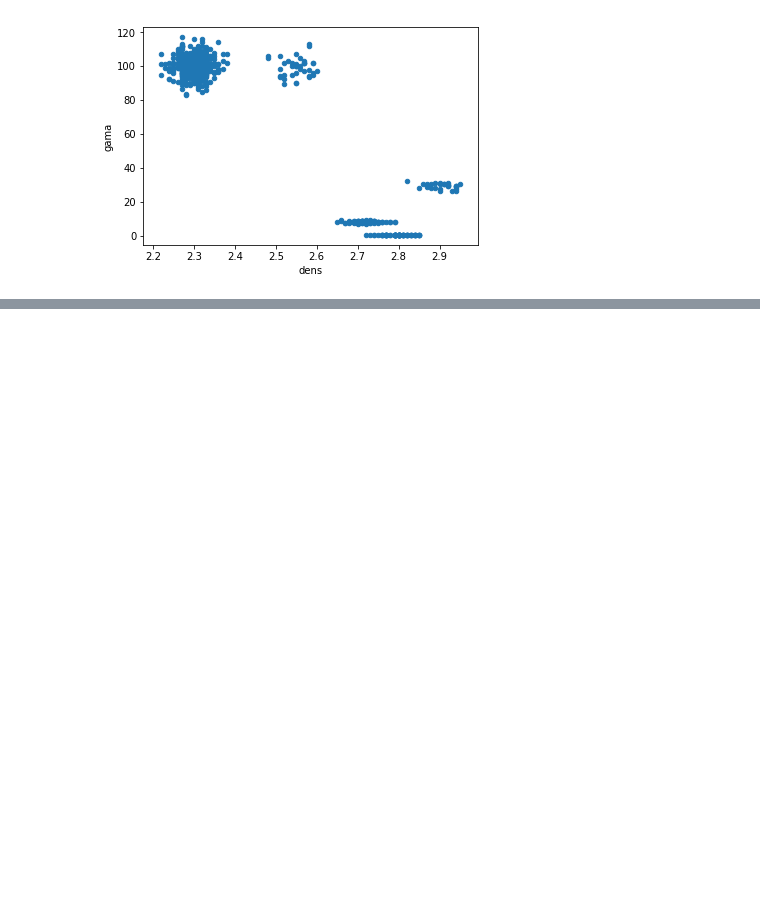
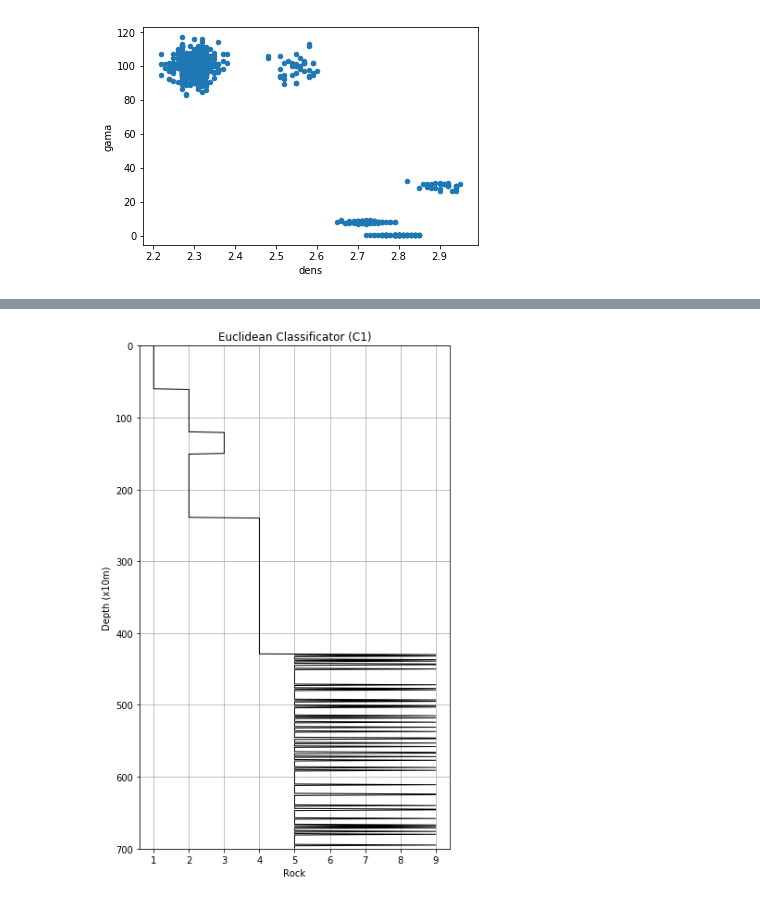
Before and after one commit to VictorCarreira/Classificador, a Jupyter notebook: Preclassificador.ipynb, the cells around one changed output, grey strips where cells are left out. Cells and saved outputs as stored; diff of their text form; code cells hidden in the pictures; blank space fills up the shorter version.

```diff
--- a/Preclassificador.ipynb
+++ b/Preclassificador.ipynb
@@ -119,0 +155,16 @@ plt.show()
+# %%
+plt.plot(y,x, color='black', linestyle="-", linewidth=1.0)
+py.rcParams['figure.figsize'] = (6.0, 10.0)
+#plt.scatter(y, x, s=1, marker=".", color='black');
+plt.title('Euclidean Classificator (C1)')
+plt.xlabel('Rock')
+plt.ylabel('Depth (x10m)')
+plt.grid() # bota a gridagem
+py.ylim(0, 700)
+plt.fill_between(x, y,where=y<1, facecolor='gold')
+plt.gca().invert_yaxis() # inverte o eixo y
+plt.savefig('Imagens/EuclidesC1110118.png')
+plt.show();
+plt.close();
+# %% [output]
+[figure, added]
```
Also changed, not shown: parts of 9 cells of this notebook.
